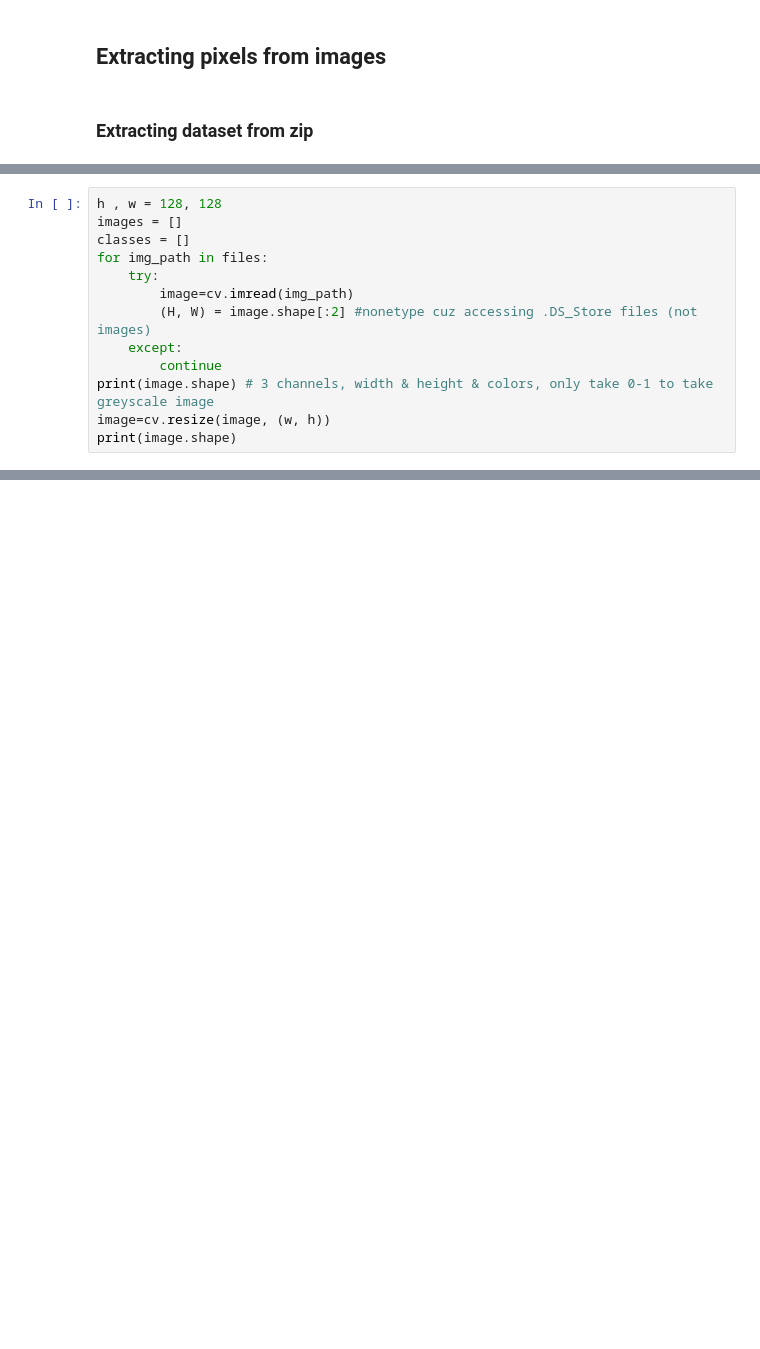
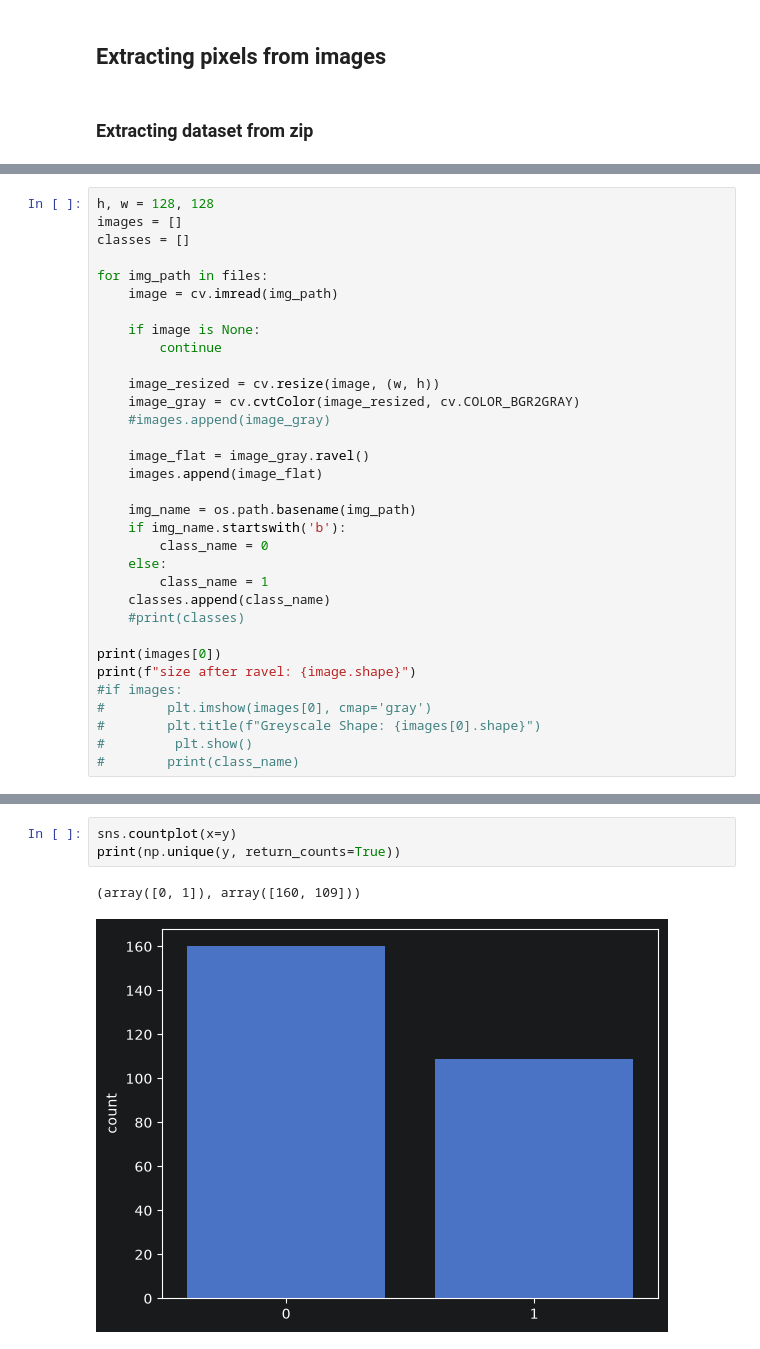
Before and after one commit to Yassinini/ML-CV-Learning, a Jupyter notebook: 1_Computer_Vision/SEC_5 Neural Networks for classification/NN for Classification.ipynb, the cells around one changed output, grey strips where cells are left out. Saved outputs shown, nothing was run; the diff lists cells and outputs as text; blank space fills up the shorter version.

```diff
--- a/1_Computer_Vision/SEC_5 Neural Networks for classification/NN for Classification.ipynb
+++ b/1_Computer_Vision/SEC_5 Neural Networks for classification/NN for Classification.ipynb
@@ -30,14 +27,34 @@ print(files)
 # %%
-h , w = 128, 128
+h, w = 128, 128
 images = []
 classes = []
+
 for img_path in files:
-    try:
-        image=cv.imread(img_path)
-        (H, W) = image.shape[:2] #nonetype cuz accessing .DS_Store files (not images)
-    except:
+    image = cv.imread(img_path)
+
+    if image is None:
         continue
-print(image.shape) # 3 channels, width & height & colors, only take 0-1 to take greyscale image
-image=cv.resize(image, (w, h))
-print(image.shape)
+
+    image_resized = cv.resize(image, (w, h))
+    image_gray = cv.cvtColor(image_resized, cv.COLOR_BGR2GRAY)
+    #images.append(image_gray)
+
+    image_flat = image_gray.ravel()
+    images.append(image_flat)
+
+    img_name = os.path.basename(img_path)
+    if img_name.startswith('b'):
+        class_name = 0
+    else:
+        class_name = 1
+    classes.append(class_name)
+    #print(classes)
+
+print(images[0])
+print(f"size after ravel: {image.shape}")
+#if images:
+#        plt.imshow(images[0], cmap='gray')
+#        plt.title(f"Greyscale Shape: {images[0].shape}")
+#         plt.show()
+#        print(class_name)
 # %% [output]
@@ -45,0 +93,6 @@ print(image.shape)
+# %%
+sns.countplot(x=y)
+print(np.unique(y, return_counts=True))
+# %% [output]
+(array([0, 1]), array([160, 109]))
+[figure, added]
```
Also changed, not shown: parts of 39 cells of this notebook, 20 other files.
